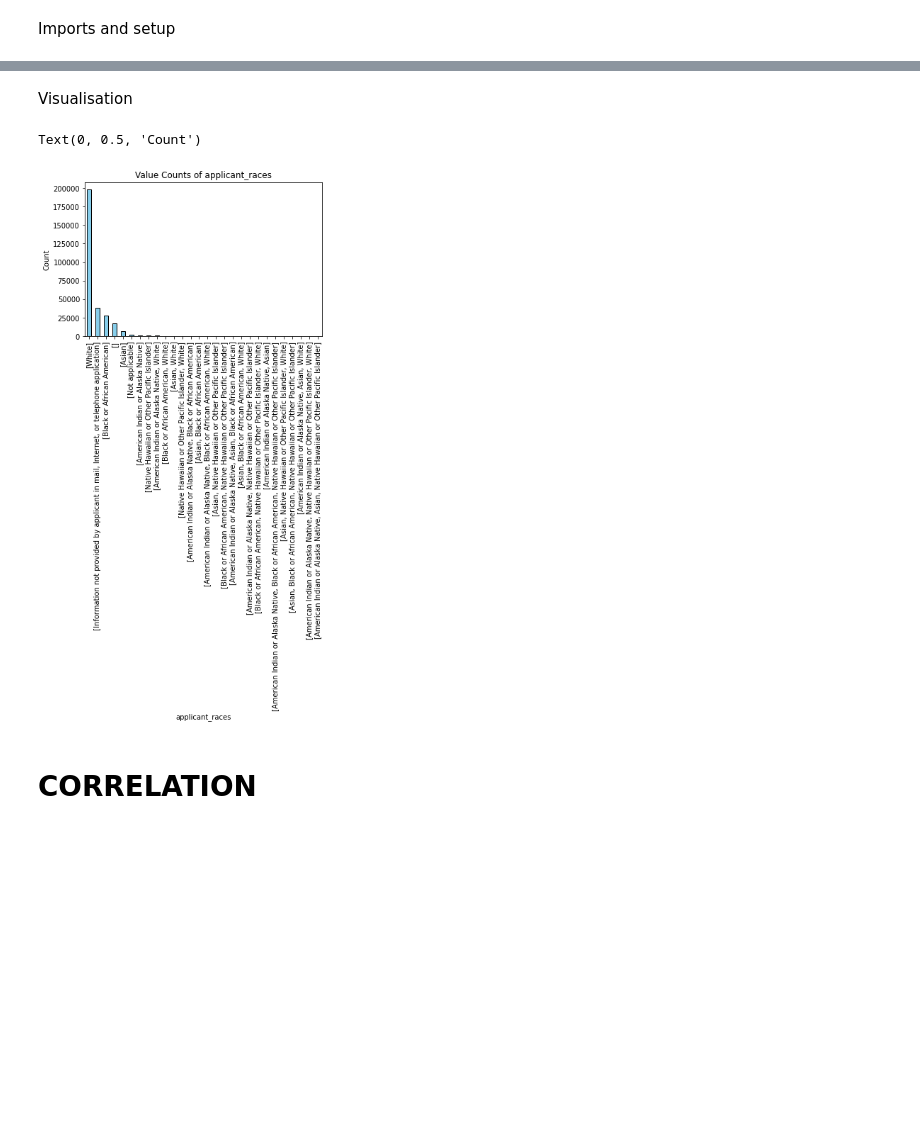
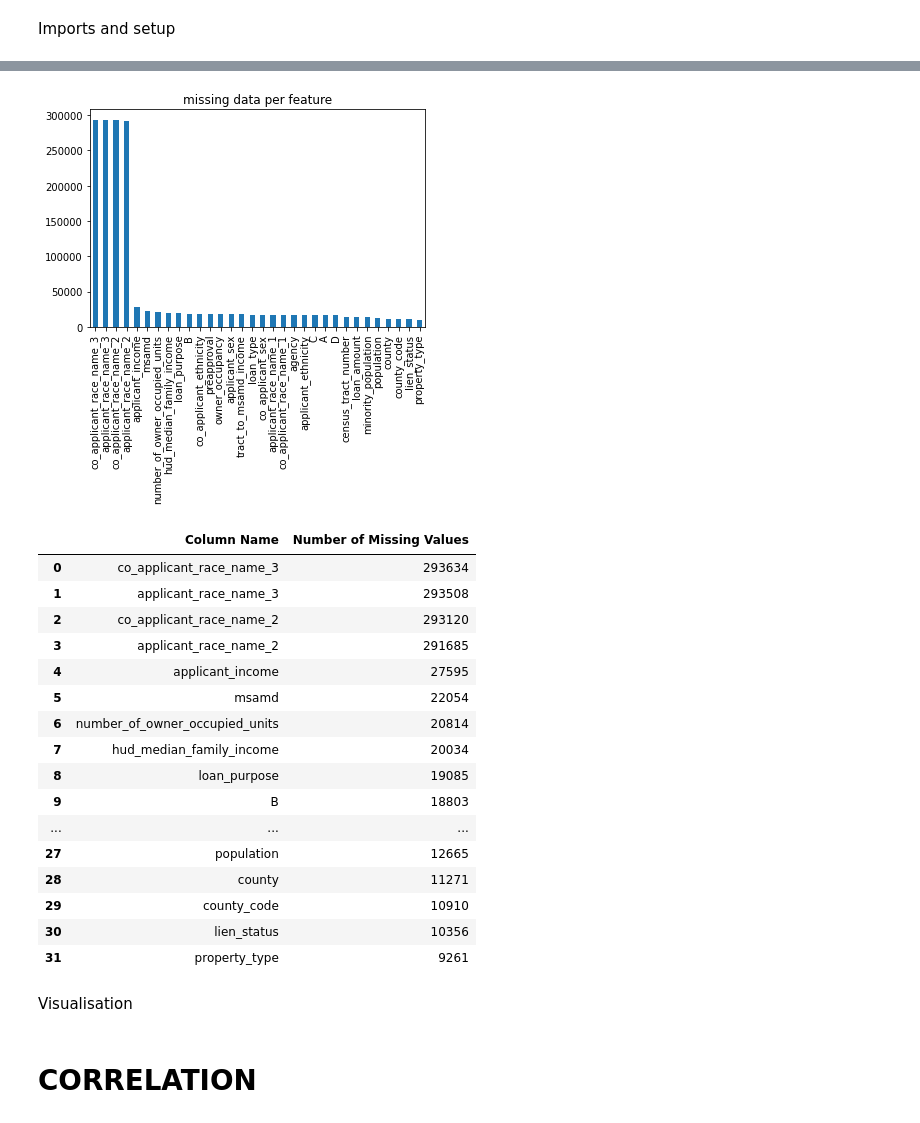
Before and after one commit to yoav-ro/TAU-HIGHTECH, a Jupyter notebook: Year 2/Machine learning/Project/ML_project.ipynb, the cells around one changed output, grey strips where cells are left out. Drawn from its saved outputs; the diff is of its cells as text; code cells hidden in the pictures; blank space fills up the shorter version.

Commit message:
update 1
some data manipulation, random forest model

```diff
--- a/Year 2/Machine learning/Project/ML_project.ipynb
+++ b/Year 2/Machine learning/Project/ML_project.ipynb
@@ -23,3 +70,34 @@ train_data = pd.read_csv("train.csv")
+# %%
+# looking for missing data
+
+missing = train_data.isnull().sum()
+missing = missing[missing > 0].sort_values(ascending=False)
+missing.plot(kind="bar")
+plt.title("missing data per feature")
+plt.show()
+
+missing_df = missing.reset_index()
+missing_df.columns = ["Column Name", "Number of Missing Values"]
+display(missing_df)
+# %% [output]
+[figure, added]
+|  | Column Name | Number of Missing Values |
+| 0 | co_applicant_race_name_3 | 293634 |
+| 1 | applicant_race_name_3 | 293508 |
+| 2 | co_applicant_race_name_2 | 293120 |
+| 3 | applicant_race_name_2 | 291685 |
+| 4 | applicant_income | 27595 |
+| 5 | msamd | 22054 |
+| 6 | number_of_owner_occupied_units | 20814 |
+| 7 | hud_median_family_income | 20034 |
+| 8 | loan_purpose | 19085 |
+| 9 | B | 18803 |
+| ... | ... | ... |
+| 27 | population | 12665 |
+| 28 | county | 11271 |
+| 29 | county_code | 10910 |
+| 30 | lien_status | 10356 |
+| 31 | property_type | 9261 |
 # %% [markdown]
 Visualisation
 # %%
@@ -74,11 +144,3 @@ unify_to_list(train_data, ["applicant_race_name_1", "applicant_race_name_2", "ap
-# %%
-train_data["applicant_races"].value_counts().plot(kind='bar', edgecolor='black', color='skyblue')
-plt.title("Value Counts of applicant_races")
-plt.xlabel("applicant_races")
-plt.ylabel("Count")
-# %% [output]
-Text(0, 0.5, 'Count')
-[figure, removed]
 # %% [markdown]
 # CORRELATION
 # %%
```
Also changed, not shown: parts of 23 cells of this notebook.
